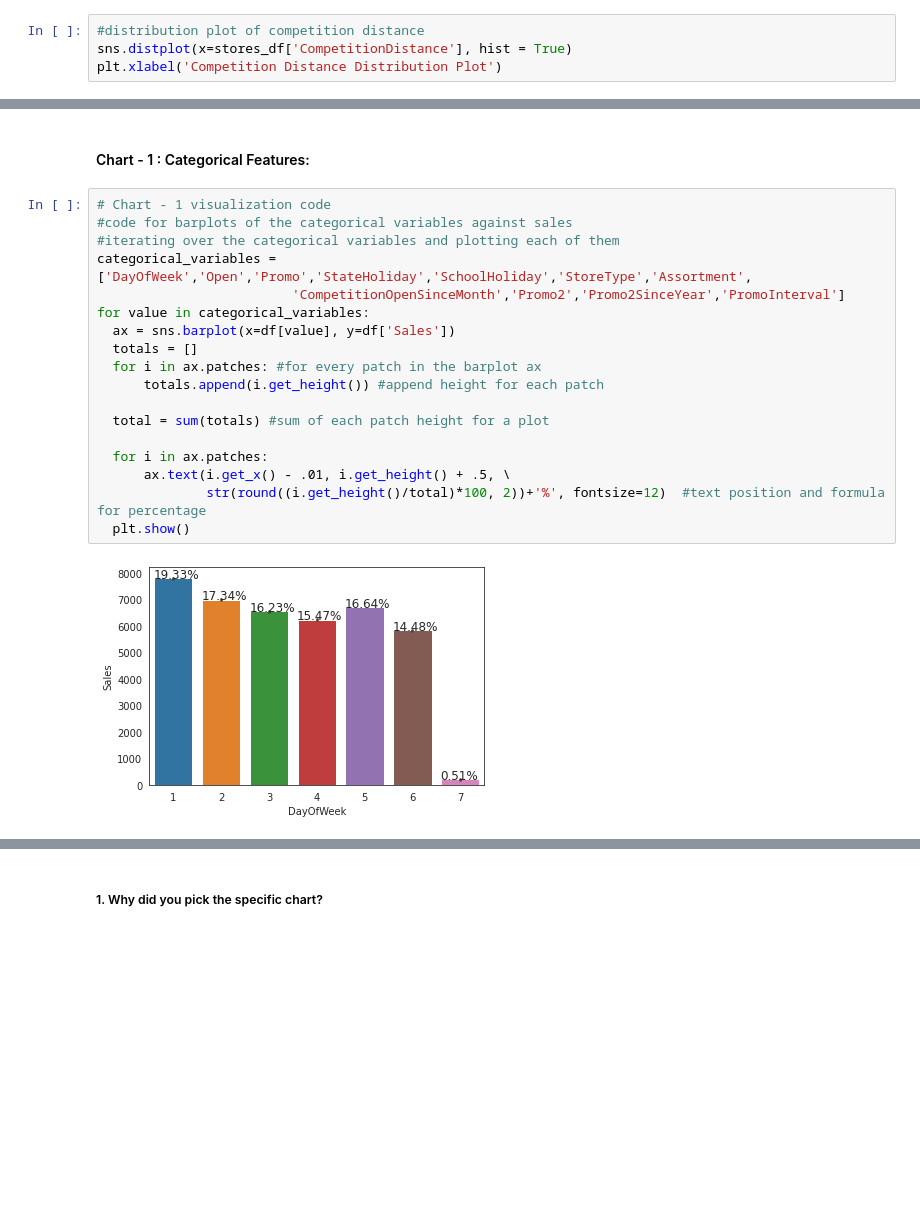
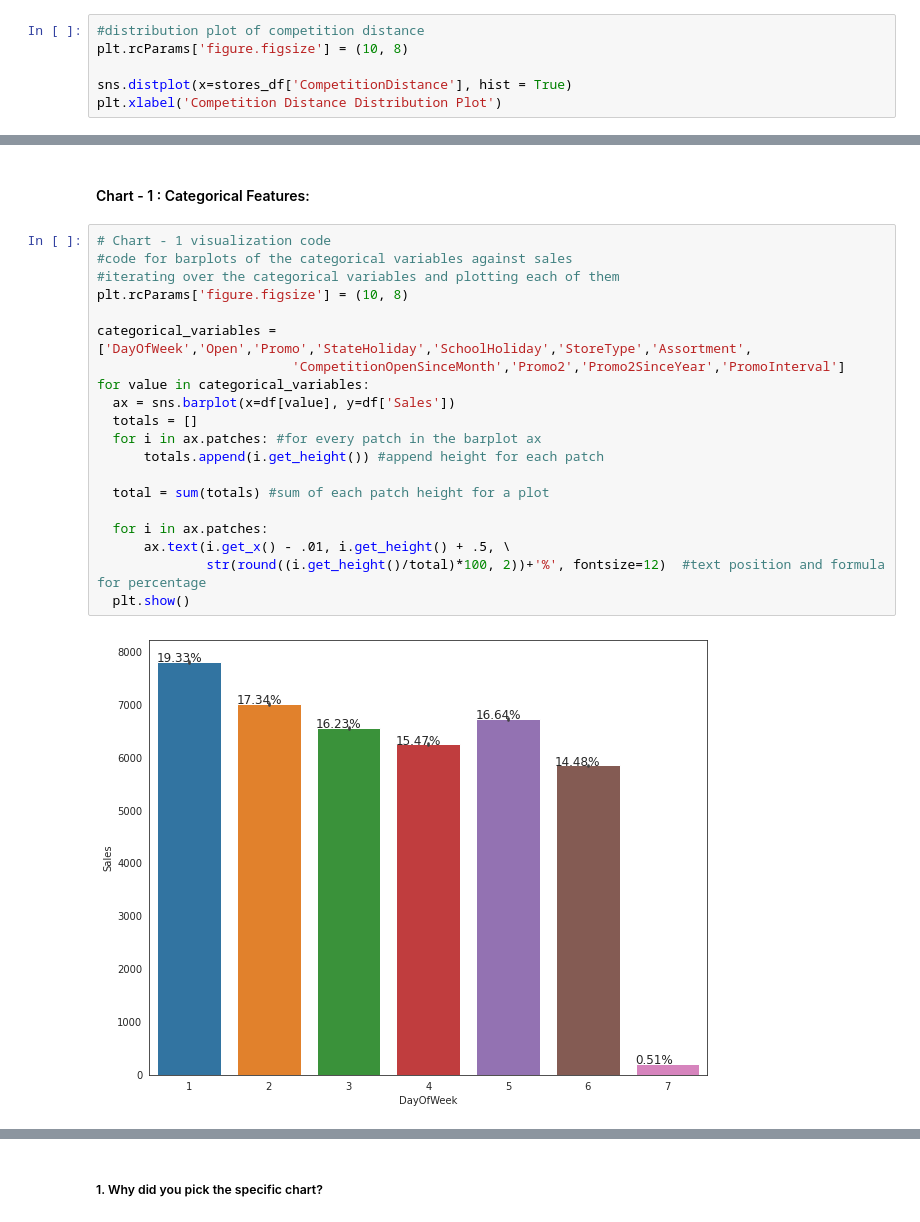
Before and after one commit to shyamsgadekar/Retail_salse_prediction_shyam_gadekar, a Jupyter notebook: Retail_salse_prediction_shyam_gadekar.ipynb, the cells around one changed output, grey strips where cells are left out. Saved outputs shown, nothing was run; the diff lists cells and outputs as text; blank space fills up the shorter version.

```diff
--- a/Retail_salse_prediction_shyam_gadekar.ipynb
+++ b/Retail_salse_prediction_shyam_gadekar.ipynb
@@ -207,6 +209,8 @@ Out of 1115 entries there are missing values for the columns:
 # Visualizing the missing values
 # %%
 #distribution plot of competition distance
+plt.rcParams['figure.figsize'] = (10, 8)
+
 sns.distplot(x=stores_df['CompetitionDistance'], hist = True)
 plt.xlabel('Competition Distance Distribution Plot')
 # %% [output]
@@ -392,20 +394,22 @@ Next step is to explore and see in a data driven way about the factors influenci
 # %%
 # Chart - 1 visualization code
 #code for barplots of the categorical variables against sales
 #iterating over the categorical variables and plotting each of them
+plt.rcParams['figure.figsize'] = (10, 8)
+
 categorical_variables = ['DayOfWeek','Open','Promo','StateHoliday','SchoolHoliday','StoreType','Assortment',
                          'CompetitionOpenSinceMonth','Promo2','Promo2SinceYear','PromoInterval']
 for value in categorical_variables:
   ax = sns.barplot(x=df[value], y=df['Sales'])
   totals = []
   for i in ax.patches: #for every patch in the barplot ax
       totals.append(i.get_height()) #append height for each patch
 
   total = sum(totals) #sum of each patch height for a plot
 
   for i in ax.patches:
       ax.text(i.get_x() - .01, i.get_height() + .5, \
               str(round((i.get_height()/total)*100, 2))+'%', fontsize=12)  #text position and formula for percentage
   plt.show()
 # %% [output]
-[figure, old version]
+[figure, new version]
```
Also changed, not shown: parts of 34 cells of this notebook.
